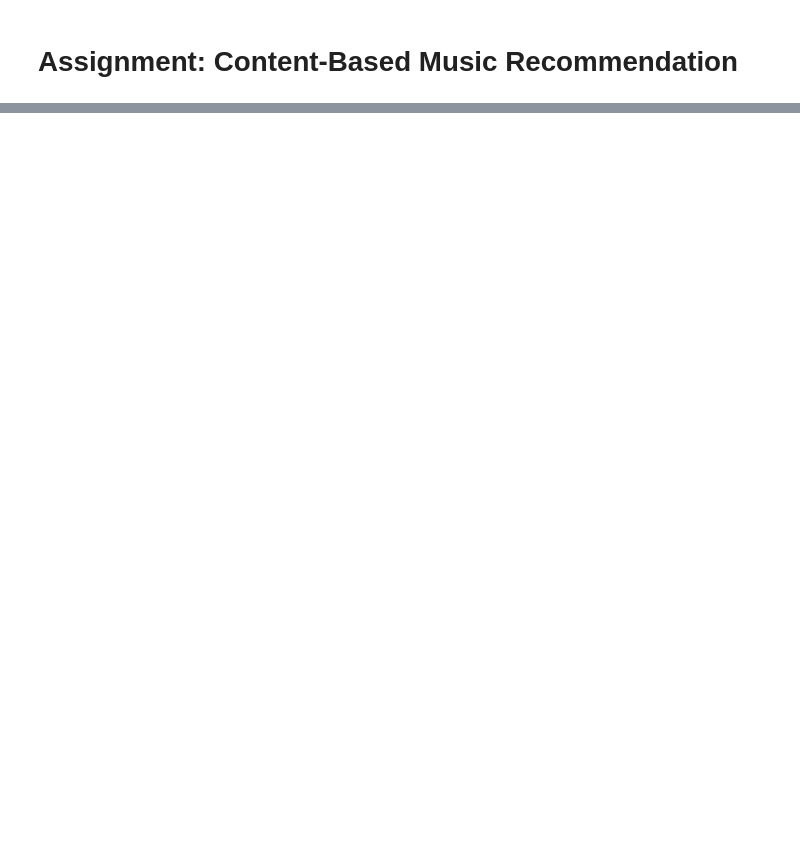
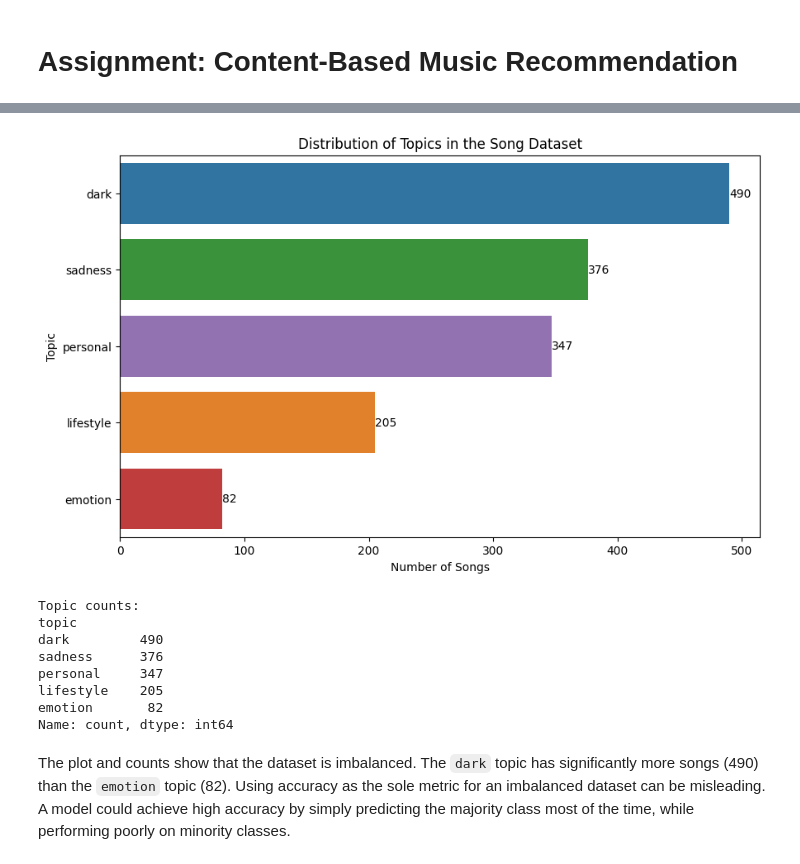
Before and after one commit to axyn45/comp9727-25t2, a Jupyter notebook: assignment/main.ipynb, the cells around one changed output, grey strips where cells are left out. Drawn from its saved outputs; the diff is of its cells as text; code cells hidden in the pictures; blank space fills up the shorter version.

```diff
--- a/assignment/main.ipynb
+++ b/assignment/main.ipynb
@@ -30,11 +45,0 @@ show genres
-# %%
-import matplotlib.pyplot as plt
-import seaborn as sns
-
-genres=["dark", "emotion", "lifestyle", "personal", "sadness"]
-
-sns.set_style("whitegrid")
-plt.figure(figsize=(8,6))
-sns.countplot(x='topic', data=df)
-plt.title('Distribution of Genres')
-plt.show()
@@ -42,0 +208,38 @@ plt.show()
+# %%
+import pandas as pd
+import matplotlib.pyplot as plt
+import seaborn as sns
+
+# Load the dataset
+df = pd.read_csv('dataset.tsv', sep='\t')
+
+# Plot the distribution of topics
+plt.figure(figsize=(10, 6))
+indexes=df['topic'].value_counts().index
+ax=sns.countplot(y=df['topic'], order=indexes, hue=df.topic,legend=False)
+# print(len(df['topic'].value_counts().index))
+for i in range(len(indexes)):
+    ax.bar_label(ax.containers[i])
+
+
+plt.title('Distribution of Topics in the Song Dataset')
+plt.xlabel('Number of Songs')
+plt.ylabel('Topic')
+plt.savefig('topic_distribution.png')
+plt.show()
+
+# Display the exact counts
+print("Topic counts:")
+print(df['topic'].value_counts())
+# %% [output]
+[figure, added]
+Topic counts:
+topic
+dark         490
+sadness      376
+personal     347
+lifestyle    205
+emotion       82
+Name: count, dtype: int64
+# %% [markdown]
+The plot and counts show that the dataset is imbalanced. The `dark` topic has significantly more songs (490) than the `emotion` topic (82). Using accuracy as the sole metric for an imbalanced dataset can be misleading. A model could achieve high accuracy by simply predicting the majority class most of the time, while performing poorly on minority classes.
```
Also changed, not shown: parts of 12 cells of this notebook, 1 other file.
